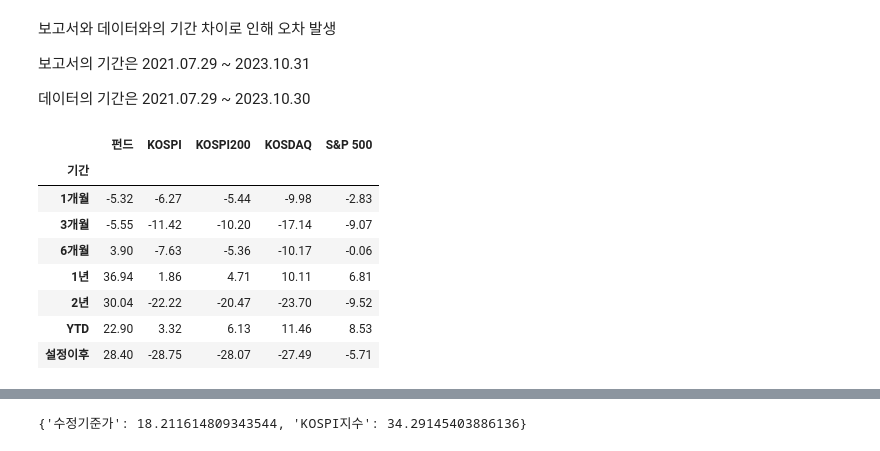
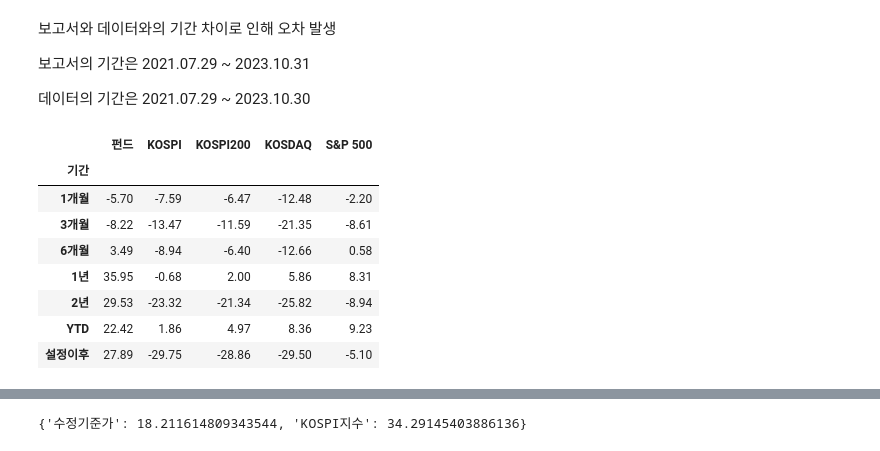
Before and after one commit to haniil/rpa-report-generator2-capstone, a Jupyter notebook: test-notebook.ipynb, the cells around one changed output, grey strips where cells are left out. Saved outputs shown, nothing was run; the diff lists cells and outputs as text; code cells hidden in the pictures.

```diff
--- a/test-notebook.ipynb
+++ b/test-notebook.ipynb
@@ -951,18 +964,18 @@ p.get_performance_plot()
 
 데이터의 기간은 2021.07.29 ~ 2023.10.30
 # %%
-m = M8186(fund_code = '100004')
+m = M8186(fund_code = '100004',end_date = '2023-10-31')
 m.period_cumulative_return()
 # %% [output]
 |  | 펀드 | KOSPI | KOSPI200 | KOSDAQ | S&P 500 |
 | 기간 |  |  |  |  |  |
-| 1개월 | -5.32 | -6.27 | -5.44 | -9.98 | -2.83 |
-| 3개월 | -5.55 | -11.42 | -10.20 | -17.14 | -9.07 |
-| 6개월 | 3.90 | -7.63 | -5.36 | -10.17 | -0.06 |
-| 1년 | 36.94 | 1.86 | 4.71 | 10.11 | 6.81 |
-| 2년 | 30.04 | -22.22 | -20.47 | -23.70 | -9.52 |
-| YTD | 22.90 | 3.32 | 6.13 | 11.46 | 8.53 |
-| 설정이후 | 28.40 | -28.75 | -28.07 | -27.49 | -5.71 |
+| 1개월 | -5.70 | -7.59 | -6.47 | -12.48 | -2.20 |
+| 3개월 | -8.22 | -13.47 | -11.59 | -21.35 | -8.61 |
+| 6개월 | 3.49 | -8.94 | -6.40 | -12.66 | 0.58 |
+| 1년 | 35.95 | -0.68 | 2.00 | 5.86 | 8.31 |
+| 2년 | 29.53 | -23.32 | -21.34 | -25.82 | -8.94 |
+| YTD | 22.42 | 1.86 | 4.97 | 8.36 | 9.23 |
+| 설정이후 | 27.89 | -29.75 | -28.86 | -29.50 | -5.10 |
 # %%
 m.investment_performance()
 # %% [output]
```
Also changed, not shown: parts of 17 cells of this notebook.
